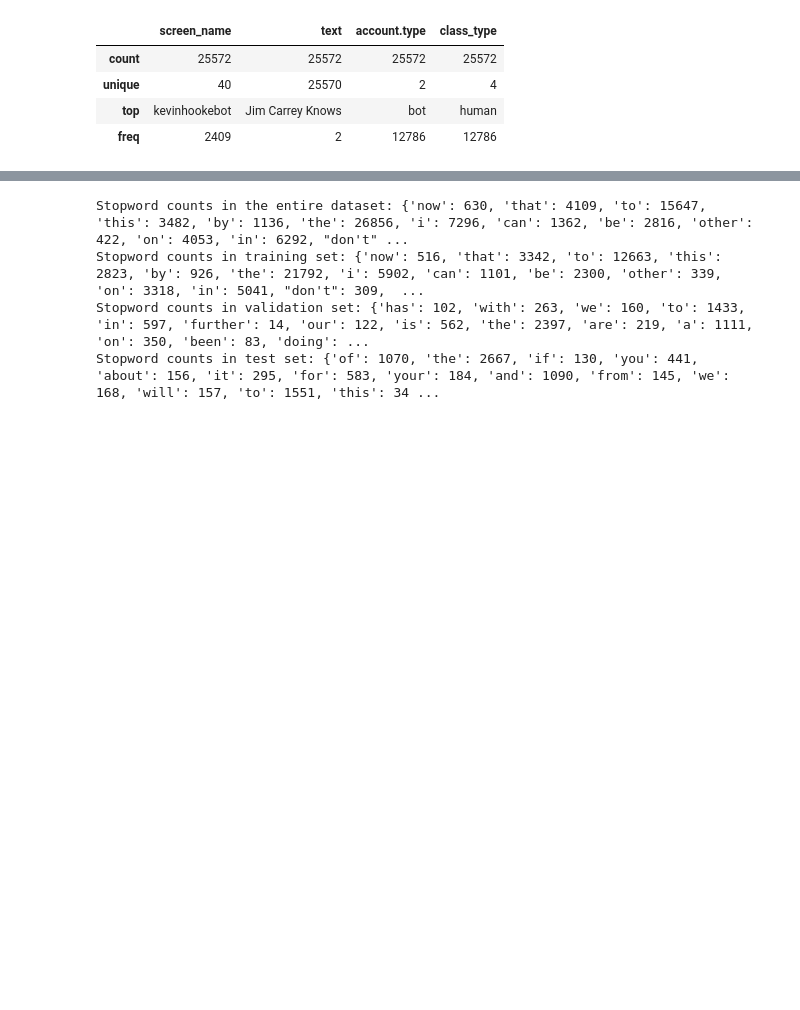
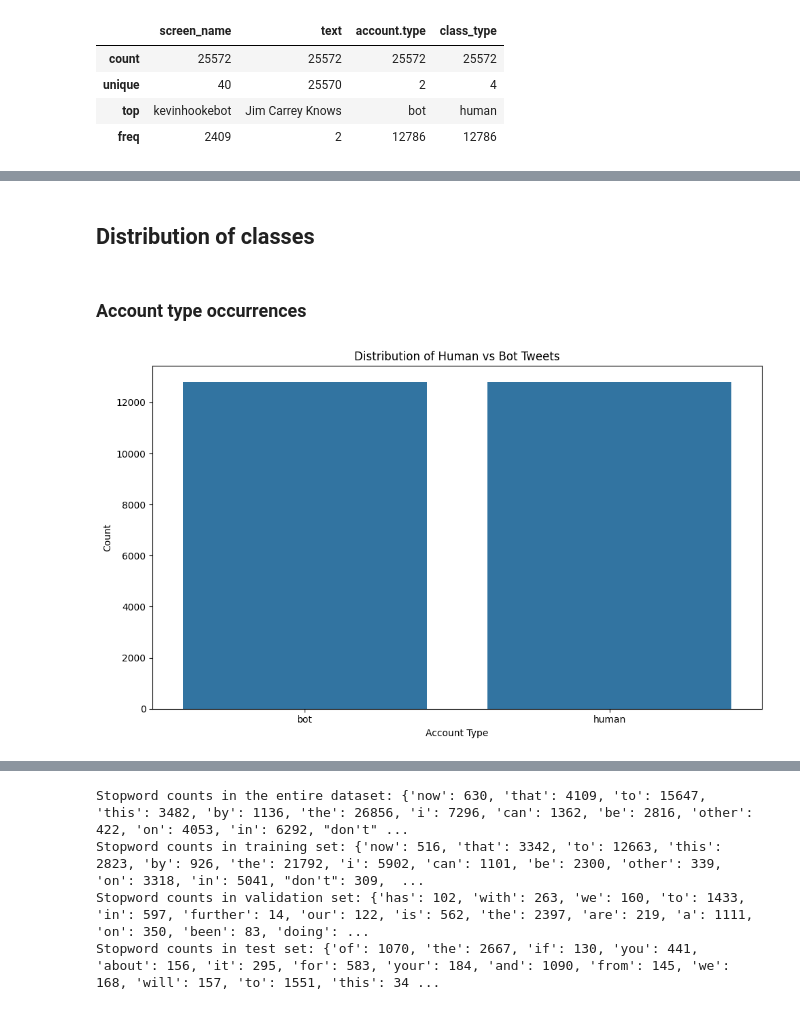
Before and after one commit to hstoklosa/fake-tweets-detection, a Jupyter notebook: eda.ipynb, the cells around one changed output, grey strips where cells are left out. Saved outputs shown, nothing was run; the diff lists cells and outputs as text; code cells hidden in the pictures; blank space fills up the shorter version.

```diff
--- a/eda.ipynb
+++ b/eda.ipynb
@@ -92,0 +132,15 @@ test_df.head()
+# %% [markdown]
+## Distribution of classes
+# %% [markdown]
+### Account type occurrences
+# %%
+plt.figure(figsize=(10, 6))
+sns.countplot(x='account.type', data=df)
+plt.title('Distribution of Human vs Bot Tweets')
+plt.xlabel('Account Type')
+plt.ylabel('Count')
+plt.xticks(rotation=0)
+plt.tight_layout()
+plt.show()
+# %% [output]
+[figure, added]
```
Also changed, not shown: parts of 67 cells of this notebook, 1 other file.
